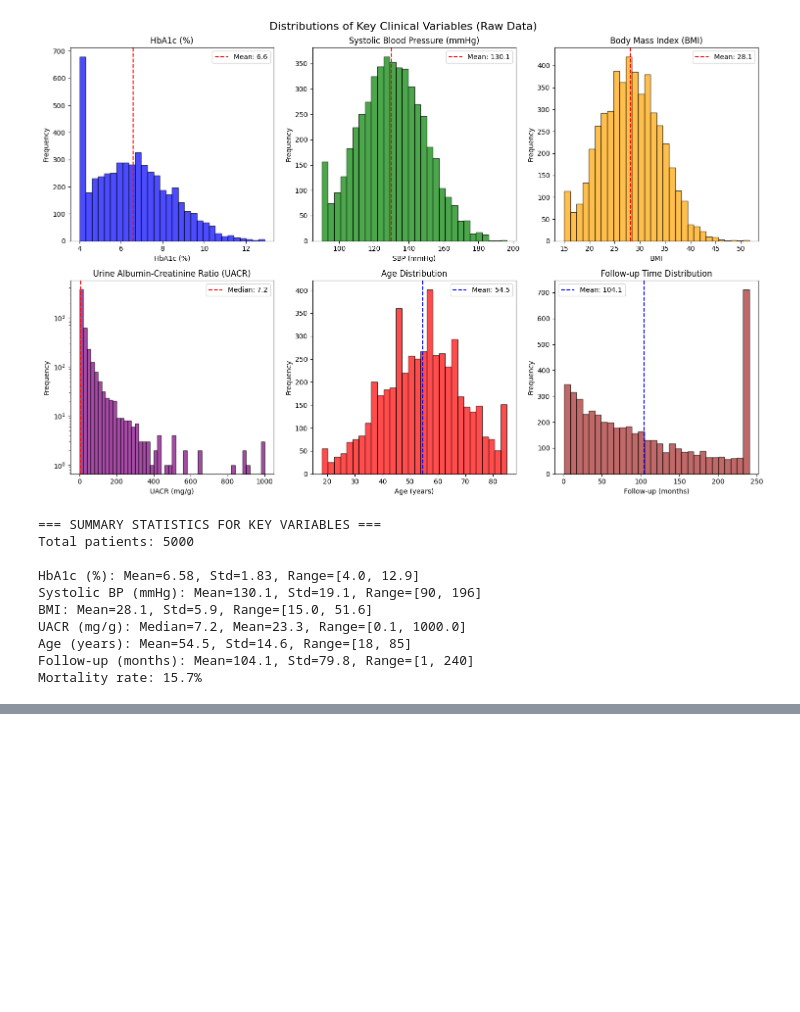
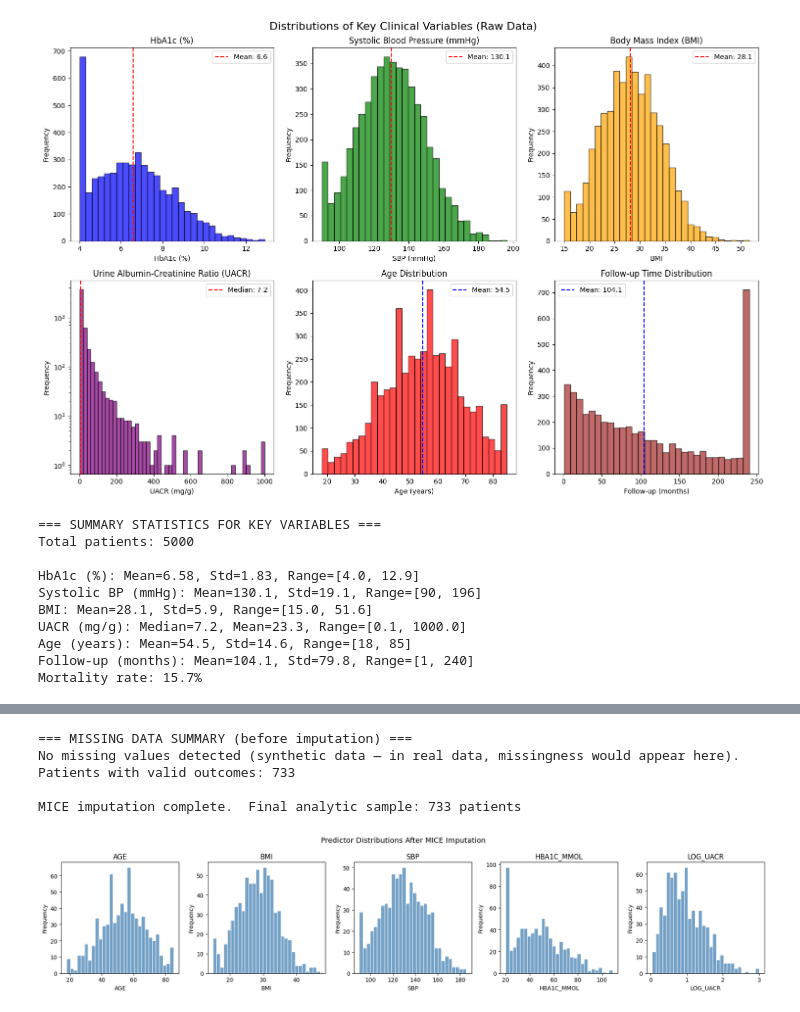
Before and after one commit to SamuelOtabir/cox-regression_synthetic-data, a Jupyter notebook: cox-regression.ipynb, the cells around one changed output, grey strips where cells are left out. Cells and saved outputs as stored; diff of their text form; code cells hidden in the pictures; blank space fills up the shorter version.

```diff
--- a/cox-regression.ipynb
+++ b/cox-regression.ipynb
@@ -250,8 +255,71 @@ KeyError: 'LOG_UACR'
 # %%
-# ── Drop rows with missing values in key variables ────────────
-# (Feature engineering already done above; this cell cleans up NaNs only)
-df = df.dropna(subset=["FOLLOW_UP_YEARS", "EVENT",
-                        "AGE", "SEX", "BMI", "SBP",
-                        "HBA1C_MMOL", "LOG_UACR", "ETHNICITY"])
+# ── Multiple Imputation by Chained Equations (MICE) ──────────
+# Replacing listwise deletion (dropna) with MICE imputation.
+# Rationale: in real-world clinical data, missing values are rarely
+# completely random (MCAR). Dropping rows discards information and can
+# introduce selection bias. MICE preserves sample size and accounts for
+# the uncertainty in imputed values.
+#
+# Strategy:
+#  • Outcome variables (FOLLOW_UP_YEARS, EVENT) — only drop if missing,
+#    as imputing survival outcomes is not appropriate.
+#  • Continuous predictors (AGE, BMI, SBP, HBA1C_MMOL, LOG_UACR) — MICE
+#    with IterativeImputer (Bayesian ridge regression per feature).
+#  • Categorical predictors (SEX, ETHNICITY) — rounded back to integer
+#    codes post-imputation.
 
-print(f"Final analytic sample: {len(df)} patients")
+import pandas as pd
+import numpy as np
+from sklearn.experimental import enable_iterative_imputer   # noqa: F401
+from sklearn.impute import IterativeImputer
+import matplotlib.pyplot as plt
+
+impute_cols  = ["AGE", "SEX", "BMI", "SBP", "HBA1C_MMOL", "LOG_UACR", "ETHNICITY"]
+outcome_cols = ["FOLLOW_UP_YEARS", "EVENT"]
+
+# ── Step 1: report missingness before imputation ──────────────
+print("=== MISSING DATA SUMMARY (before imputation) ===")
+miss = df[impute_cols + outcome_cols].isnull().sum()
+miss_pct = miss / len(df) * 100
+miss_df = pd.DataFrame({"Missing n": miss, "Missing %": miss_pct.round(2)})
+print(miss_df[miss_df["Missing n"] > 0].to_string()
+      if miss_df["Missing n"].sum() > 0
+      else "No missing values detected (synthetic data — in real data, missingness would appear here).")
+
+# ── Step 2: drop only if outcome is missing (non-imputable) ───
+n_before = len(df)
+df = df.dropna(subset=outcome_cols)
+n_dropped = n_before - len(df)
+if n_dropped > 0:
+    print(f"\nDropped {n_dropped} rows with missing outcome — cannot impute survival outcomes.")
+print(f"Patients with valid outcomes: {len(df)}")
+
+# ── Step 3: MICE imputation on predictors ─────────────────────
+mice = IterativeImputer(max_iter=10, random_state=42, initial_strategy="mean", imputation_order="roman")
+imputed_array = mice.fit_transform(df[impute_cols])
+imputed_df = pd.DataFrame(imputed_array, columns=impute_cols, index=df.index)
+
+for col in ["SEX", "ETHNICITY"]:
+    imputed_df[col] = imputed_df[col].round().astype(int)
+
+df[impute_cols] = imputed_df
+print(f"\nMICE imputation complete.  Final analytic sample: {len(df)} patients")
+
+# ── Step 4: visualise predictor distributions post-imputation ─
+continuous_cols = ["AGE", "BMI", "SBP", "HBA1C_MMOL", "LOG_UACR"]
+fig, axes = plt.subplots(1, len(continuous_cols), figsize=(18, 4))
+fig.suptitle("Predictor Distributions After MICE Imputation", fontsize=13)
+for ax, col in zip(axes, continuous_cols):
+    ax.hist(df[col].dropna(), bins=30, color="steelblue", alpha=0.75, edgecolor="white")
+    ax.set_title(col)
+    ax.set_xlabel(col)
+    ax.set_ylabel("Frequency")
+plt.tight_layout()
+plt.show()
+# %% [output]
+=== MISSING DATA SUMMARY (before imputation) ===
+No missing values detected (synthetic data — in real data, missingness would appear here).
+Patients with valid outcomes: 733
+
+MICE imputation complete.  Final analytic sample: 733 patients
+[figure, added]
```
Also changed, not shown: parts of 10 cells of this notebook, 7 other files.
